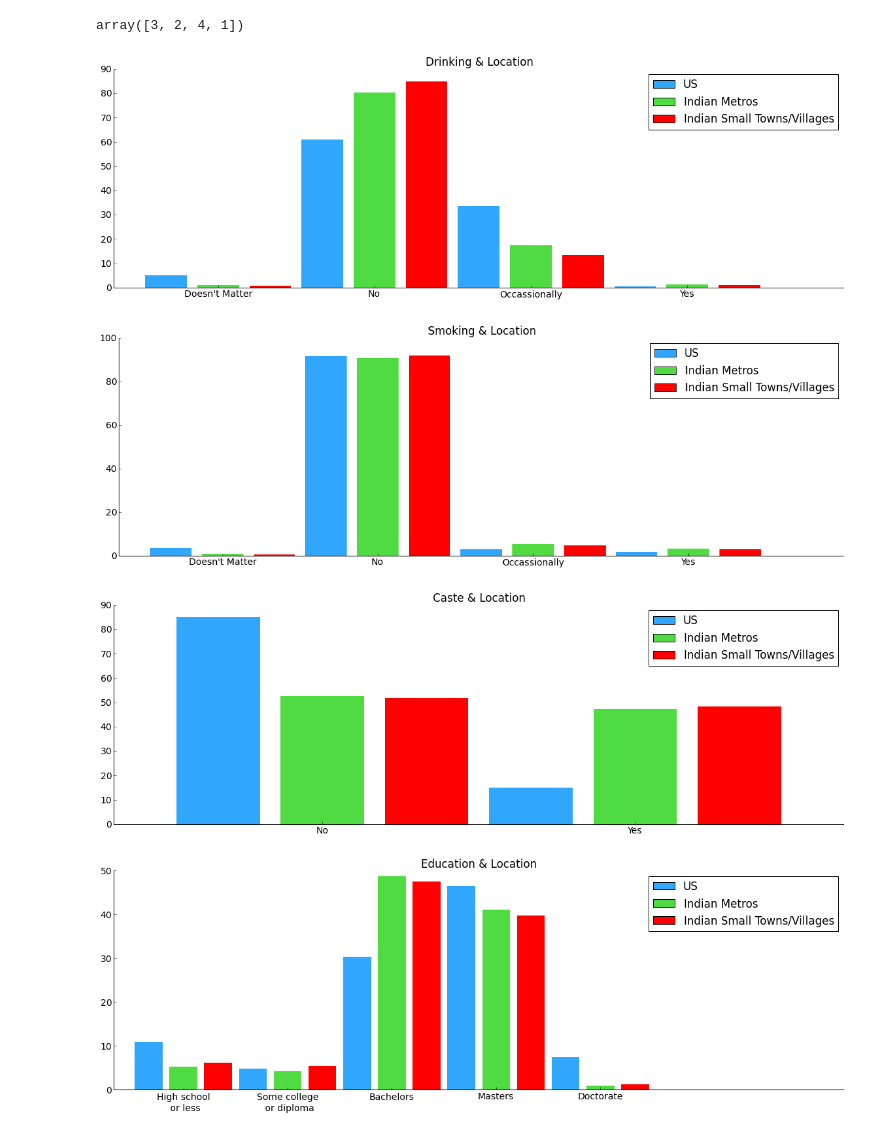
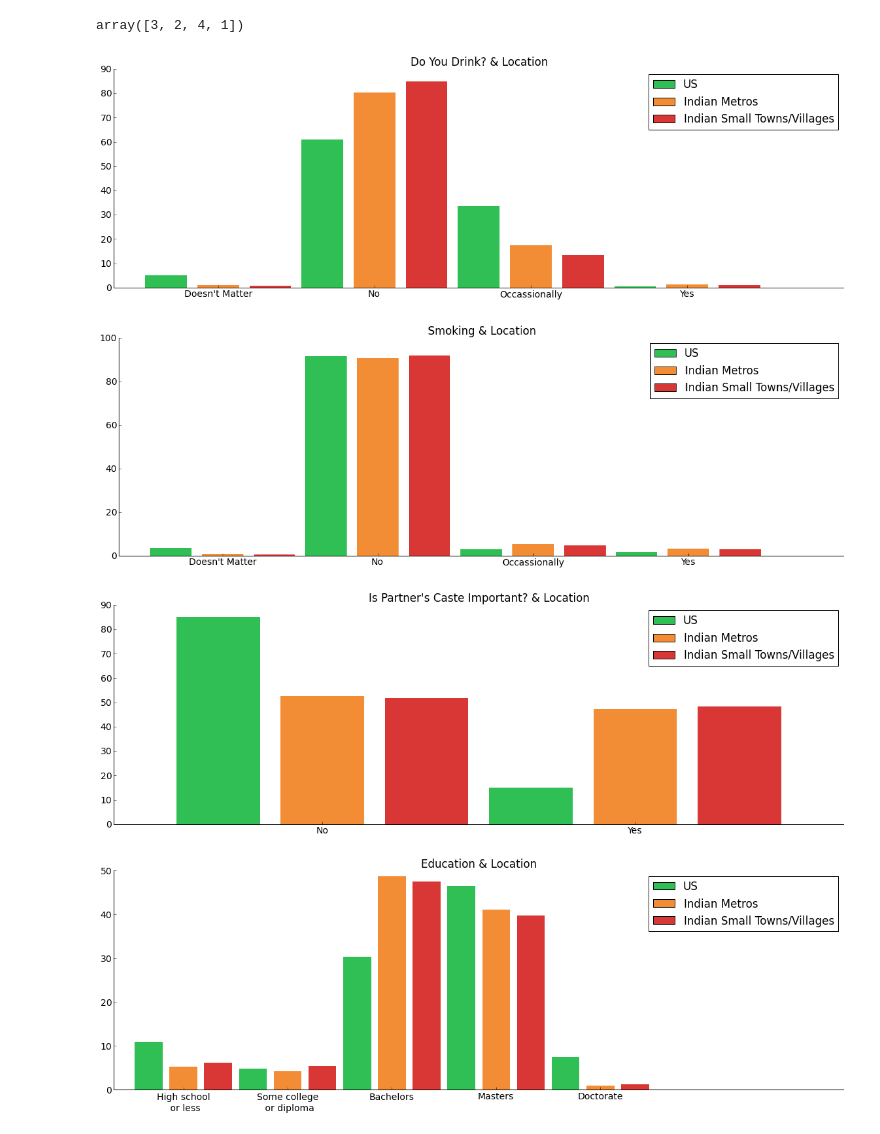
Before and after one commit to deadofied/ac299r, a Jupyter notebook: analysis_location.ipynb, the cells around one changed output. Cells and saved outputs as stored; diff of their text form; code cells hidden in the pictures.

```diff
--- a/analysis_location.ipynb
+++ b/analysis_location.ipynb
@@ -153,6 +153,12 @@ profiles['values1']=profiles['values1'].map(lambda x: int(x) if not math.isnan(x
 profiles.values1.unique()
 # %% [output]
 array([  3.,  nan,   5.,   4.,   2.,   1.,   7.,   6.])
+# %%
+profiles.complexion1 = profiles.complexion1.replace({'Doesn\'t Matter':0, 'Very Fair ': 1, 'Very Fair': 1, 'Fair ': 2, 'Fair': 2, 'Whetish Medium ': 4, 'Whetish Medium': 4, 'Wheatish': 3, 'Wheatish ':3, 'Dark ':5, 'Dark':5})
+profiles['complexion1']=profiles['complexion1'].map(lambda x: int(x) if not math.isnan(x) else None)
+# %%
+profiles.body1 = profiles.body1.replace({'Slim': 1, 'Average': 2, 'Heavy': 3, 'Athletic': 4, 'Doesn\'t Matter':0})
+profiles['body1']=profiles['body1'].map(lambda x: int(x) if not math.isnan(x) else None)
 # %%
 def is_caste(caste):
     caste2 = str(caste)
@@ -237,18 +243,18 @@ y1 = [100 * float(n) / float(sum(y1)) for n in y1]
 y2 = np.bincount(profiles['drinking1'][(profiles["location"] == 3)].dropna().astype(int))
 y2 = [100 * float(n) / float(sum(y2)) for n in y2]
 
-one = plt.bar([1, 4, 7, 10], height=y0, align='center', color='#30A7FC')
-two = plt.bar([2, 5, 8, 11], height=y1, align='center', color='#51DB42')
-three = plt.bar([3, 6, 9, 12], height=y2, align='center', color='r')
+one = plt.bar([1, 4, 7, 10], height=y0, align='center', color='#30BF54')
+two = plt.bar([2, 5, 8, 11], height=y1, align='center', color='#F28D35')
+three = plt.bar([3, 6, 9, 12], height=y2, align='center', color='#D93636')
 
 
-plt.title("Drinking & Location")
+plt.title("Do You Drink? & Location")
 ax = plt.gca()
 ax.legend( (one[0], two[0], three[0]), ('US', 'Indian Metros', 'Indian Small Towns/Villages'))
 xticks_locs, xticks_labels = plt.xticks([2, 5, 8, 11], ["Doesn't Matter", "No", "Occassionally", "Yes"])
 remove_border()
 # %% [output]
-[figure, old version]
+[figure, new version]
 # %%
 y0 = np.bincount(profiles['smoking1'][(profiles["location"] == 1)].dropna().astype(int))
 i = np.nonzero(y0)[0]
@@ -260,9 +266,9 @@ y1 = [100 * float(n) / float(sum(y1)) for n in y1]
 y2 = np.bincount(profiles['smoking1'][(profiles["location"] == 3)].dropna().astype(int))
 y2 = [100 * float(n) / float(sum(y2)) for n in y2]
 
-one = plt.bar([1, 4, 7, 10], height=y0, align='center', color='#30A7FC')
-two = plt.bar([2, 5, 8, 11], height=y1, align='center', color='#51DB42')
-three = plt.bar([3, 6, 9, 12], height=y2, align='center', color='r')
+one = plt.bar([1, 4, 7, 10], height=y0, align='center', color='#30BF54')
+two = plt.bar([2, 5, 8, 11], height=y1, align='center', color='#F28D35')
+three = plt.bar([3, 6, 9, 12], height=y2, align='center', color='#D93636')
 
 
 plt.title("Smoking & Location")
@@ -271,29 +277,29 @@ ax.legend( (one[0], two[0], three[0]), ('US', 'Indian Metros', 'Indian Small Tow
 xticks_locs, xticks_labels = plt.xticks([2, 5, 8, 11], ["Doesn't Matter", "No", "Occassionally", "Yes"])
 remove_border()
 # %% [output]
-[figure, old version]
+[figure, new version]
 # %%
 y0 = np.bincount(profiles['caste_imp'][(profiles["location"] == 1)].dropna().astype(int))
 i = np.nonzero(y0)[0]
 y0 = [100 * float(n) / float(sum(y0)) for n in y0]
 
 y1 = np.bincount(profiles['caste_imp'][(profiles["location"] == 2)].dropna().astype(int))
 y1 = [100 * float(n) / float(sum(y1)) for n in y1]
 
 y2 = np.bincount(profiles['caste_imp'][(profiles["location"] == 3)].dropna().astype(int))
 y2 = [100 * float(n) / float(sum(y2)) for n in y2]
 
-one = plt.bar([1, 4], height=y0, align='center', color='#30A7FC')
-two = plt.bar([2, 5], height=y1, align='center', color='#51DB42')
-three = plt.bar([3, 6], height=y2, align='center', color='r')
+one = plt.bar([1, 4], height=y0, align='center', color='#30BF54')
+two = plt.bar([2, 5], height=y1, align='center', color='#F28D35')
+three = plt.bar([3, 6], height=y2, align='center', color='#D93636')
 
-plt.title("Caste & Location")
+plt.title("Is Partner's Caste Important? & Location")
 ax = plt.gca()
 ax.legend( (one[0], two[0], three[0]), ('US', 'Indian Metros', 'Indian Small Towns/Villages'), loc="upper right")
 xticks_locs, xticks_labels = plt.xticks([2, 5], ["No", "Yes"])
 remove_border()
 # %% [output]
-[figure, old version]
+[figure, new version]
 # %%
 y0 = np.bincount(profiles['education1'][(profiles["location"] == 1)].dropna().astype(int))
 i = np.nonzero(y0)[0]
@@ -305,9 +311,9 @@ y1 = [100 * float(n) / float(sum(y1)) for n in y1]
 y2 = np.bincount(profiles['education1'][(profiles["location"] == 3)].dropna().astype(int))
 y2 = [100 * float(n) / float(sum(y2)) for n in y2]
 
-one = plt.bar([1, 4, 7, 10, 13], height=y0, align='center', color='#30A7FC')
-two = plt.bar([2, 5, 8, 11, 14], height=y1, align='center', color='#51DB42')
-three = plt.bar([3, 6, 9, 12, 15], height=y2, align='center', color='r')
+one = plt.bar([1, 4, 7, 10, 13], height=y0, align='center', color='#30BF54')
+two = plt.bar([2, 5, 8, 11, 14], height=y1, align='center', color='#F28D35')
+three = plt.bar([3, 6, 9, 12, 15], height=y2, align='center', color='#D93636')
 
 
 plt.title("Education & Location")
@@ -317,7 +323,7 @@ ax.legend( (one[0], two[0], three[0]), ('US', 'Indian Metros', 'Indian Small Tow
 xticks_locs, xticks_labels = plt.xticks([2, 5, 8, 11, 14], ["High school\n or less", "Some college\n or diploma", "Bachelors", "Masters", "Doctorate"])
 remove_border()
 # %% [output]
-[figure, old version]
+[figure, new version]
 # %%
 y0 = np.bincount(profiles['family_type1'][(profiles["location"] == 1)].dropna().astype(int))
 i = np.nonzero(y0)[0]
```
Also changed, not shown: parts of 5 cells of this notebook, 2 other files.
